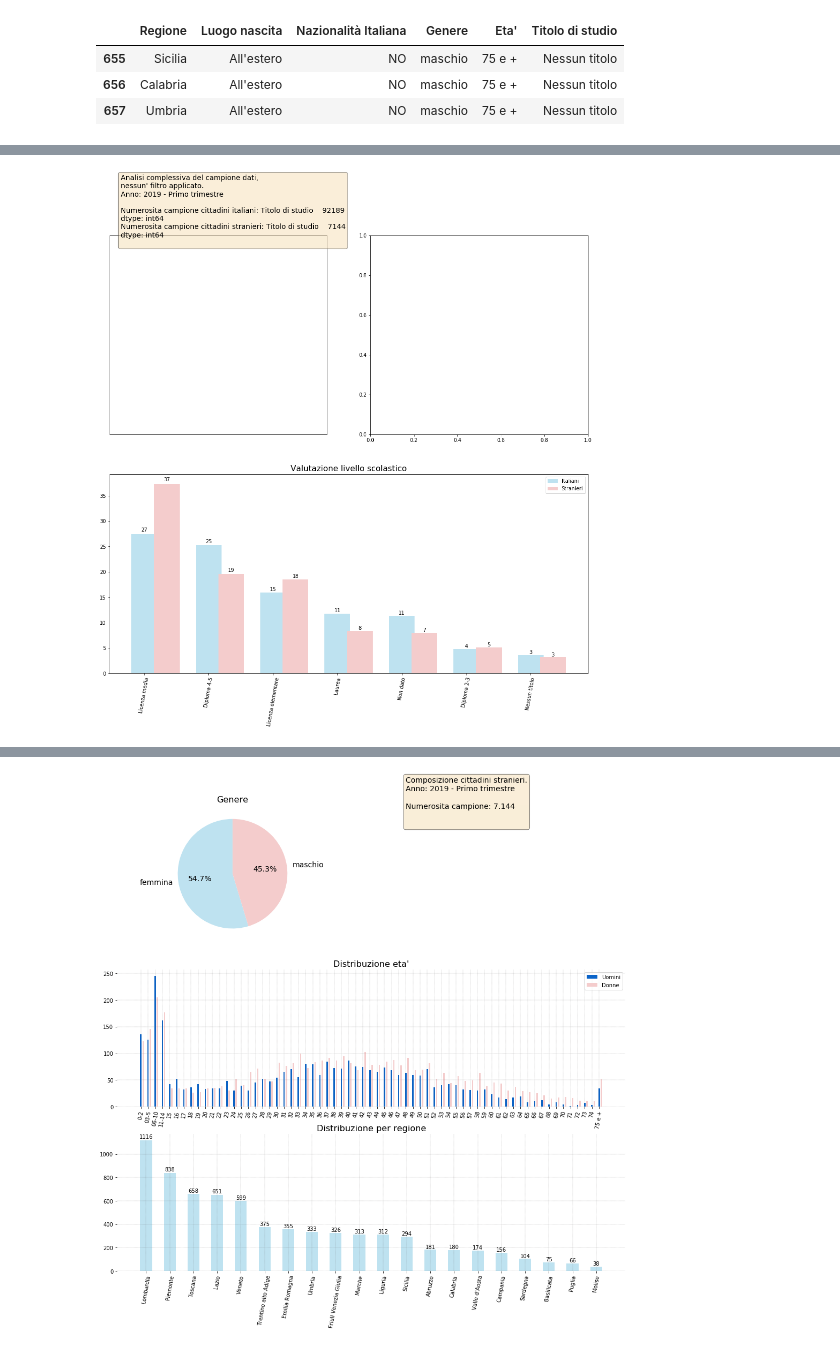
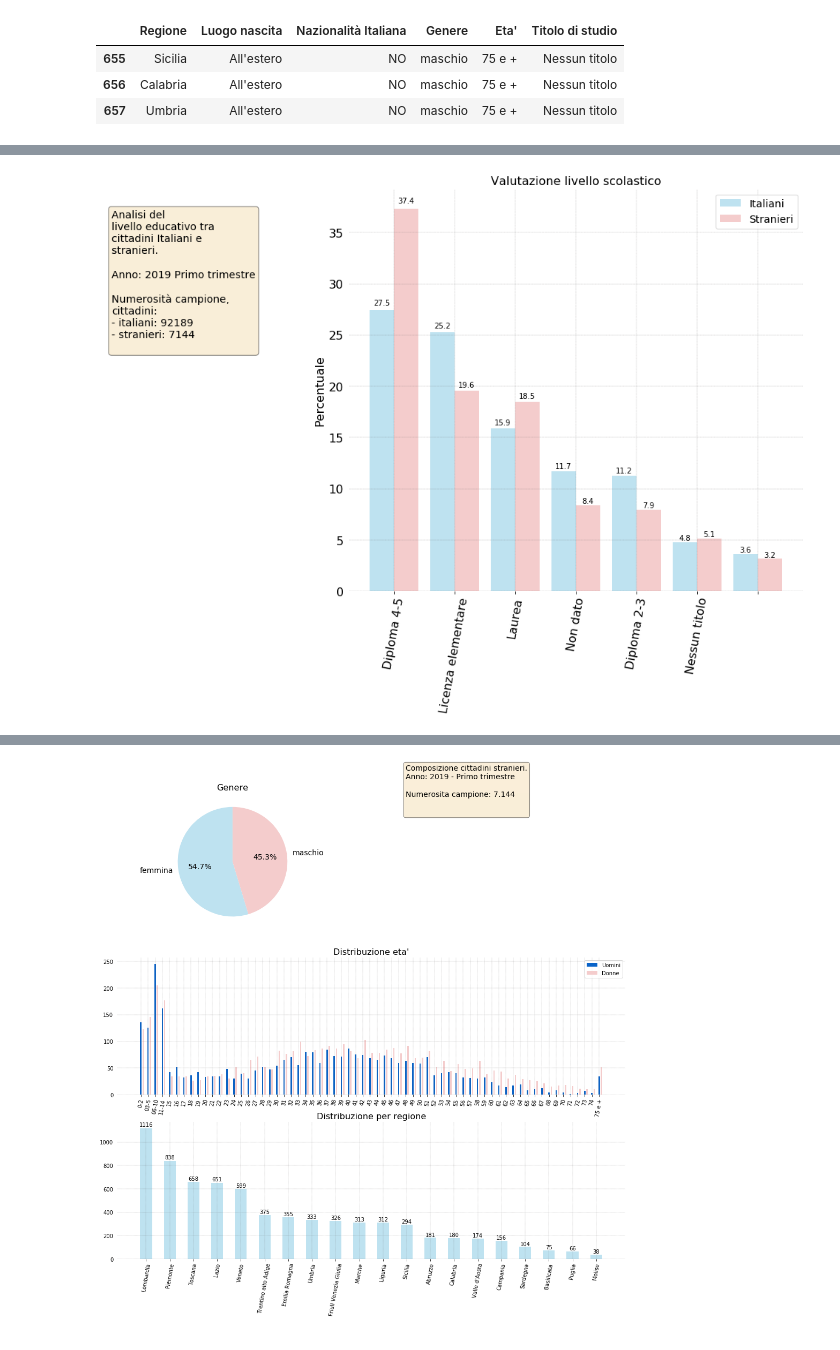
Before and after one commit to p-giovanni/ForzaLavoro, a Jupyter notebook: notebook/ForzaLavoro.ipynb, the cells around one changed output, grey strips where cells are left out. Saved outputs shown, nothing was run; the diff lists cells and outputs as text; code cells hidden in the pictures.

Commit message:
Chart improvements.

```diff
--- a/notebook/ForzaLavoro.ipynb
+++ b/notebook/ForzaLavoro.ipynb
@@ -17,19 +17,29 @@ from statsmodels.tsa import stattools
 locale.setlocale(locale.LC_ALL, '')
 register_matplotlib_converters()
 # %%
+def remove_tick_lines(which, ax):
+    if which == 'y':
+        for line in ax.yaxis.get_majorticklines():
+            line.set_visible(False)
+    elif which == 'x':
+        for line in ax.yaxis.get_majorticklines():
+            line.set_visible(False)
+    else:
+        assert False, "Wrong axis parameter."
+
 def every_nth_tick(ax, every_nth = 2):
     for n, label in enumerate(ax.xaxis.get_ticklabels()):
         if n % every_nth != 0:
             label.set_visible(False)
 
-def autolabel(rects, ax):
+def autolabel(rects, ax, dec_no=0):
     """
     Attach a text label above each bar displaying its height
     """
     for rect in rects:
         height = rect.get_height()
         ax.text(rect.get_x() + rect.get_width() / 2., height + (height * 0.01),
-                '%d' % int(height),
+                '%s' % round(height, dec_no),
                 ha='center', va='bottom')
 
 
@@ -313,63 +331,70 @@ colors = {
     "female": "#F4CCCC"
 }
 
-
-fig = plt.figure(figsize=(17, 16))
-gs = fig.add_gridspec(2, 2)
+fig = plt.figure(figsize=(17, 10))
+gs = fig.add_gridspec(1, 3)
 
 ax = []
-ax.append(fig.add_subplot(gs[0, 0]))
-ax.append(fig.add_subplot(gs[0, 1]))
-ax.append(fig.add_subplot(gs[1, :]))
-
+ax.append(fig.add_subplot(gs[0, 0:1]))
+ax.append(fig.add_subplot(gs[0,1:]))
+#ax.append(fig.add_subplot(gs[1, :]))
 
 # ------------------------------------------------------------------------
 idx = 0
 sample_num = f'{df.shape[0]:n}'.format()
-text = """Analisi complessiva del campione dati,
-nessun' filtro applicato.
-Anno: {y} - {q}
+text = """Analisi del
+livello educativo tra
+cittadini Italiani e
+stranieri.
 
-Numerosita campione cittadini italiani: {nit}
-Numerosita campione cittadini stranieri: {nfr}
-""".format(y=year,q=quarter_name,nit=it_total_edu_level,nfr=fr_total_edu_level)
+Anno: {y} {q}
+
+Numerosità campione,
+cittadini:
+- italiani: {nit}
+- stranieri: {nfr}
+""".format(y=year,
+           q=quarter_name,
+           nit=it_total_edu_level.values[0],
+           nfr=fr_total_edu_level.values[0])
 
 props = dict(boxstyle='round', facecolor='wheat', alpha=0.5)
-ax[idx].text(0.05, 0.95, text, fontsize=14, bbox=props)
-#set_axes_common_properties(ax[idx], True)
+ax[idx].text(0.05, 0.6, text, fontsize=14, bbox=props)
+set_axes_common_properties(ax[idx], True)
 ax[idx].get_xaxis().set_ticks([])
 ax[idx].get_yaxis().set_ticks([])
 
 # -------------------------------------------------
 #
 # figures sde by side.
-idx = 2
-#set_axes_common_properties(ax[idx])
+idx = 1
+set_axes_common_properties(ax[idx])
 ax[idx].set_title("Valutazione livello scolastico", fontsize=16)
 
 width = 0.4
 it_idx = np.asarray([i for i in range(len(it_edu_level.index))])
 it_num = it_edu_level['% Titolo di studio']
 
 fr_num = fr_edu_level['% Titolo di studio']
 fr_idx = np.asarray([i for i in range(len(fr_edu_level.index))])
 
-rects_it = ax[idx].bar(it_edu_level.index, it_num  , width=width, color=colors['male'], label='Italiani')
-rects_fr = ax[idx].bar(fr_idx + 0.35, fr_num  , width=width, color=colors['female'], label='Stranieri')
+rects_it = ax[idx].bar(it_idx - 0.2, it_num  , width=width, color=colors['male'], label='Italiani')
+rects_fr = ax[idx].bar(fr_idx + 0.2, fr_num  , width=width, color=colors['female'], label='Stranieri')
 
-autolabel(rects_it, ax[idx])
-autolabel(rects_fr, ax[idx])
+autolabel(rects_it, ax[idx], 1)
+autolabel(rects_fr, ax[idx], 1)
 
-ax[idx].legend()
+ax[idx].legend(fontsize=14)
+ax[idx].set_ylabel("Percentuale", fontsize=16)
 
-#every_nth_tick(ax[idx], every_nth = 3)
-ax[idx].tick_params(axis='both', labelsize=10)
+ax[idx].tick_params(axis='both', labelsize=16)
 ax[idx].set_xticklabels(it_edu_level.index, rotation=80)
 
+remove_tick_lines('y', ax[idx])
 
 plt.savefig(os.path.join(images_path,"{prefix}valutazione_livello_educativo.png".format(prefix=file_prefix)))
 # %% [output]
-[figure, old version]
+[figure, new version]
 # %%
 # Filter out all the Italian elements in the sample.
 esteri_mask = df_red['Nazionalità Italiana'] != 'SI'
```
Also changed, not shown: parts of 8 cells of this notebook, 3 other files.
